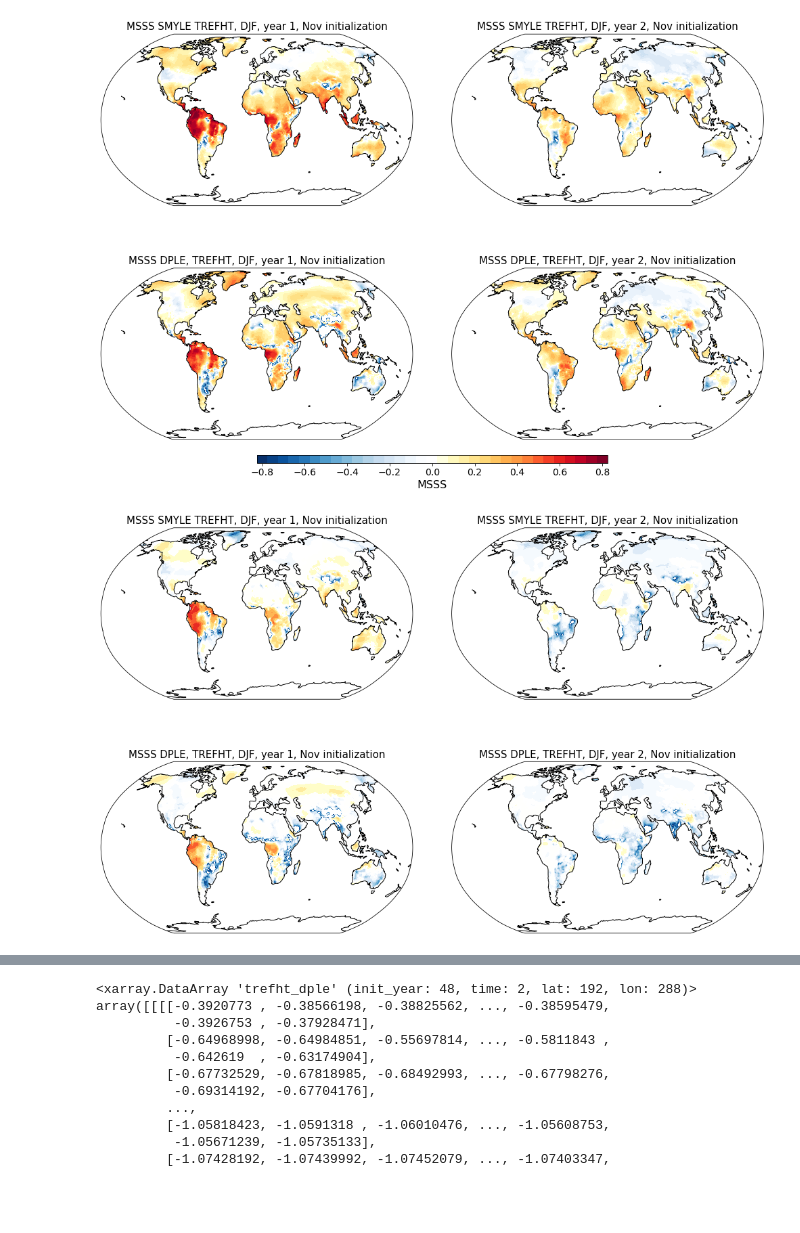
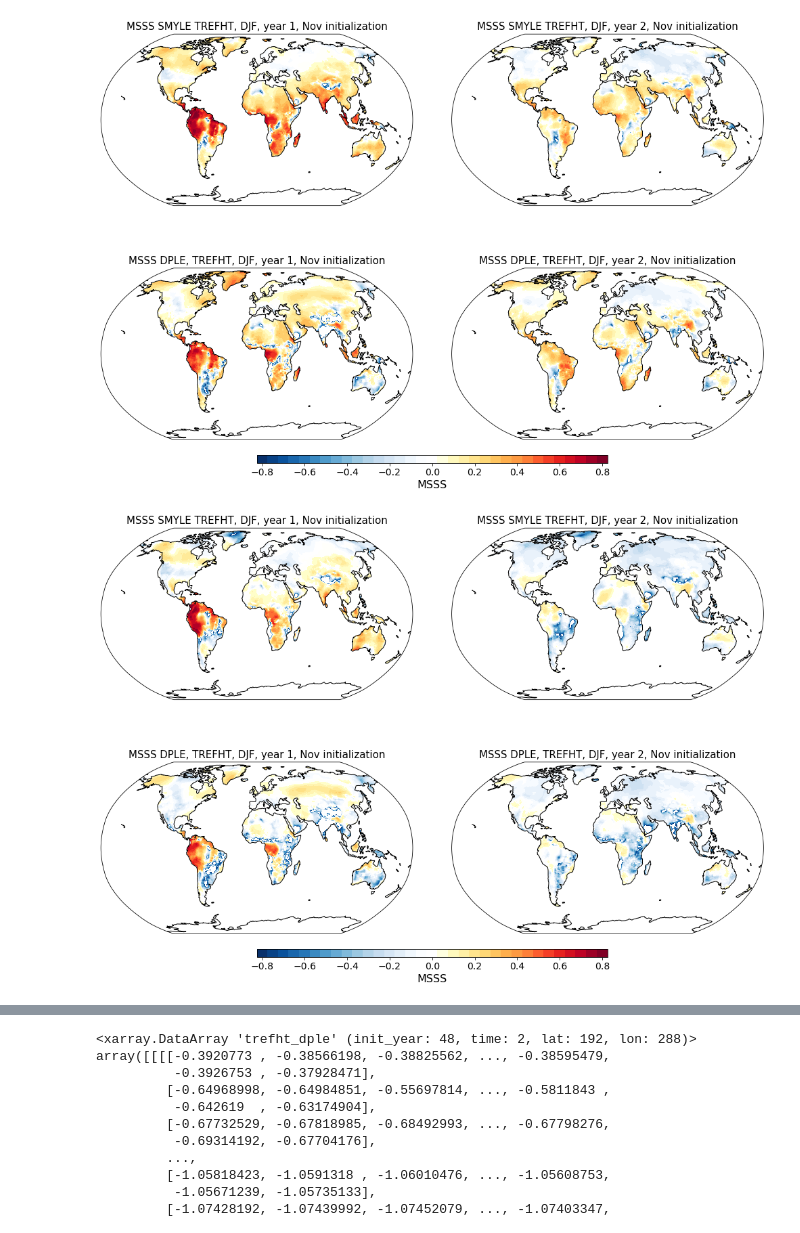
Before and after one commit to NCAR/SMYLE-analysis, a Jupyter notebook: notebooks/TREFHT_skill.ipynb, the cells around one changed output, grey strips where cells are left out. Saved outputs shown, nothing was run; the diff lists cells and outputs as text; code cells hidden in the pictures; blank space fills up the shorter version.

```diff
--- a/notebooks/TREFHT_skill.ipynb
+++ b/notebooks/TREFHT_skill.ipynb
@@ -120,8 +120,8 @@ for iyear in np.arange(ystart, yend+1,1):
 
     # set up the output arrays
     if (iyear == ystart):
-        trefht_dple = xr.DataArray(np.zeros([nyears,nmems,ntime,datdjfm.lat.size, datdjfm.lon.size]),
-                               coords=[np.arange(ystart,yend+1,1), np.arange(1,nmems+1,1), datdjf.time, datdjf.lat, datdjfm.lon],
+        trefht_dple = xr.DataArray(np.zeros([nyears,nmems,ntime,datdjf.lat.size, datdjf.lon.size]),
+                               coords=[np.arange(ystart,yend+1,1), np.arange(1,nmems+1,1), datdjf.time, datdjf.lat, datdjf.lon],
                                 dims=['init_year','member','time','lat','lon'], name='trefht_dple')
 
     trefht_dple[iyear-ystart,:,:,:,:] = np.array(datdjf)
@@ -404,25 +404,27 @@ fig.savefig('trefht_msss.png', bbox_inches='tight', facecolor='white')
 # %%
 fig = plt.figure(figsize=(16,16))
 
 maps.contourmap_bothoceans_robinson_pos(fig, msss_smyle_y1_detrend, trefhtcor_y1_smyle.lon, trefhtcor_y1_smyle.lat,
                                        0.05,-0.8,0.8,'MSSS SMYLE TREFHT, DJF, year 1, Nov initialization',
                                        0.05,0.45,0.75,0.97)
 
 maps.contourmap_bothoceans_robinson_pos(fig, msss_smyle_y2_detrend, trefhtcor_y2_smyle.lon, trefhtcor_y2_smyle.lat,
-                                       0.1,-1,1,'MSSS SMYLE TREFHT, DJF, year 2, Nov initialization',
+                                       0.05,-0.8,0.8,'MSSS SMYLE TREFHT, DJF, year 2, Nov initialization',
                                        0.5,0.9,0.75,0.97)
 
 maps.contourmap_bothoceans_robinson_pos(fig, msss_dple_y1_detrend, trefhtcor_y1_dple.lon, trefhtcor_y1_dple.lat,
-                                       0.1,-1,1,'MSSS DPLE, TREFHT, DJF, year 1, Nov initialization',
+                                       0.05,-0.8,0.8,'MSSS DPLE, TREFHT, DJF, year 1, Nov initialization',
                                        0.05,0.45,0.45,0.67)
 
 maps.contourmap_bothoceans_robinson_pos(fig, msss_dple_y2_detrend, trefhtcor_y2_dple.lon, trefhtcor_y2_dple.lat,
-                                       0.1,-1,1,'MSSS DPLE, TREFHT, DJF, year 2, Nov initialization',
+                                       0.05,-0.8,0.8,'MSSS DPLE, TREFHT, DJF, year 2, Nov initialization',
                                        0.5,0.9,0.45,0.67)
 
+cbars.plotcolorbar(fig, 0.05,-0.8,0.8,'MSSS',0.25,0.7,0.42,0.43)
+
 fig.savefig('trefht_msss_detrend.png', bbox_inches='tight', facecolor='white')
 # %% [output]
-[figure, old version]
+[figure, new version]
 # %%
 fig = plt.figure(figsize=(16,16))
 
```
Also changed, not shown: parts of 1 cell of this notebook.
